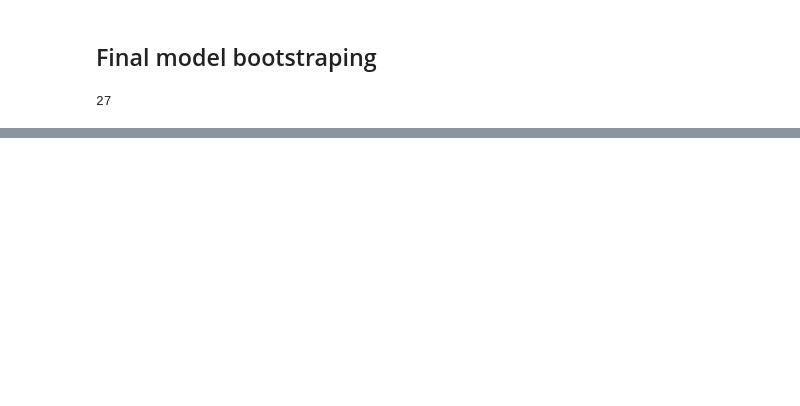
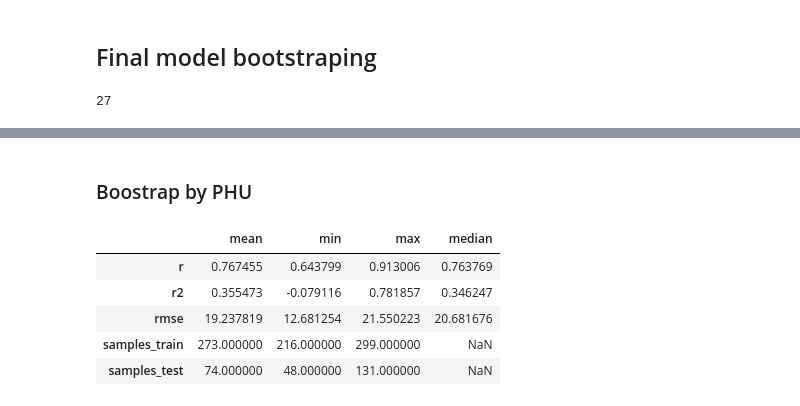
Before and after one commit to dfguerrerom/gwl-modeling, a Jupyter notebook: 4_model_training.ipynb, the cells around one changed output, grey strips where cells are left out. Saved outputs shown, nothing was run; the diff lists cells and outputs as text; code cells hidden in the pictures; blank space fills up the shorter version.

```diff
--- a/4_model_training.ipynb
+++ b/4_model_training.ipynb
@@ -337 +297,16 @@ pd.DataFrame([
+# %% [markdown]
+### Boostrap by PHU
+# %%
+selected_df = df[
+    (df.phu_id == 136)
+]
+bootstrap_result = bootstrap(df = selected_df, variable="gwl_cm", iterations=5, train_size=0.8)
+bootstrap_result
+# %% [output]
+|  | mean | min | max | median |
+| r | 0.767455 | 0.643799 | 0.913006 | 0.763769 |
+| r2 | 0.355473 | -0.079116 | 0.781857 | 0.346247 |
+| rmse | 19.237819 | 12.681254 | 21.550223 | 20.681676 |
+| samples_train | 273.000000 | 216.000000 | 299.000000 | NaN |
+| samples_test | 74.000000 | 48.000000 | 131.000000 | NaN |
 # %%
```
Also changed, not shown: parts of 13 cells of this notebook, 1 other file.
